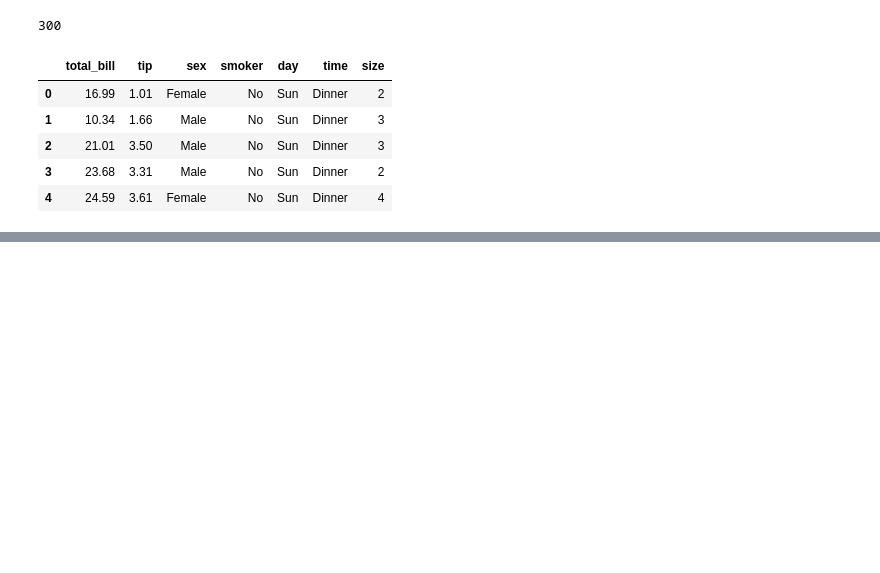
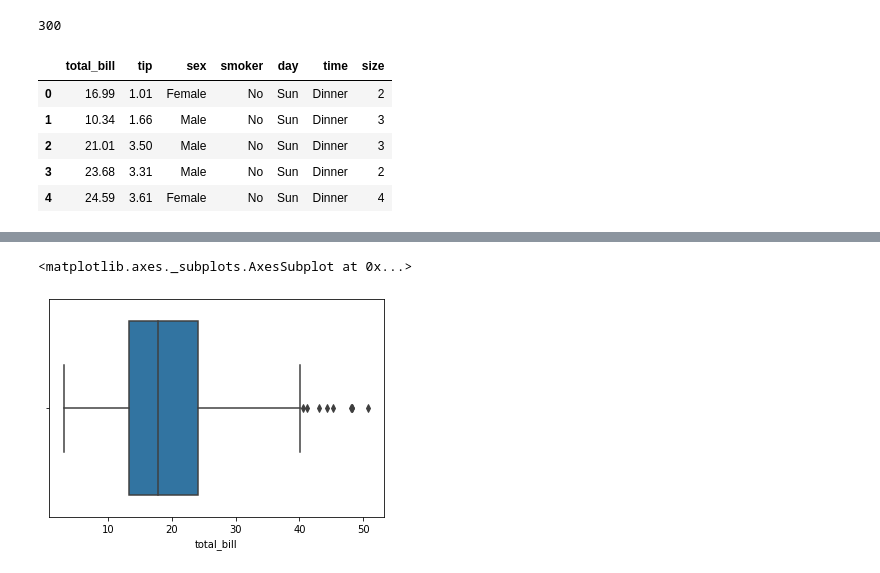
Before and after one commit to shahnawazm786/PythonPractice, a Jupyter notebook: Shahnawaz_Practice.ipynb, the cells around one changed output, grey strips where cells are left out. Saved outputs shown, nothing was run; the diff lists cells and outputs as text; code cells hidden in the pictures; blank space fills up the shorter version.

```diff
--- a/Shahnawaz_Practice.ipynb
+++ b/Shahnawaz_Practice.ipynb
@@ -126,0 +171,5 @@ tips.head()
+# %%
+sns.boxplot(tips['total_bill'])
+# %% [output]
+<matplotlib.axes._subplots.AxesSubplot at 0x...>
+[figure, added]
```
Also changed, not shown: parts of 46 cells of this notebook.
